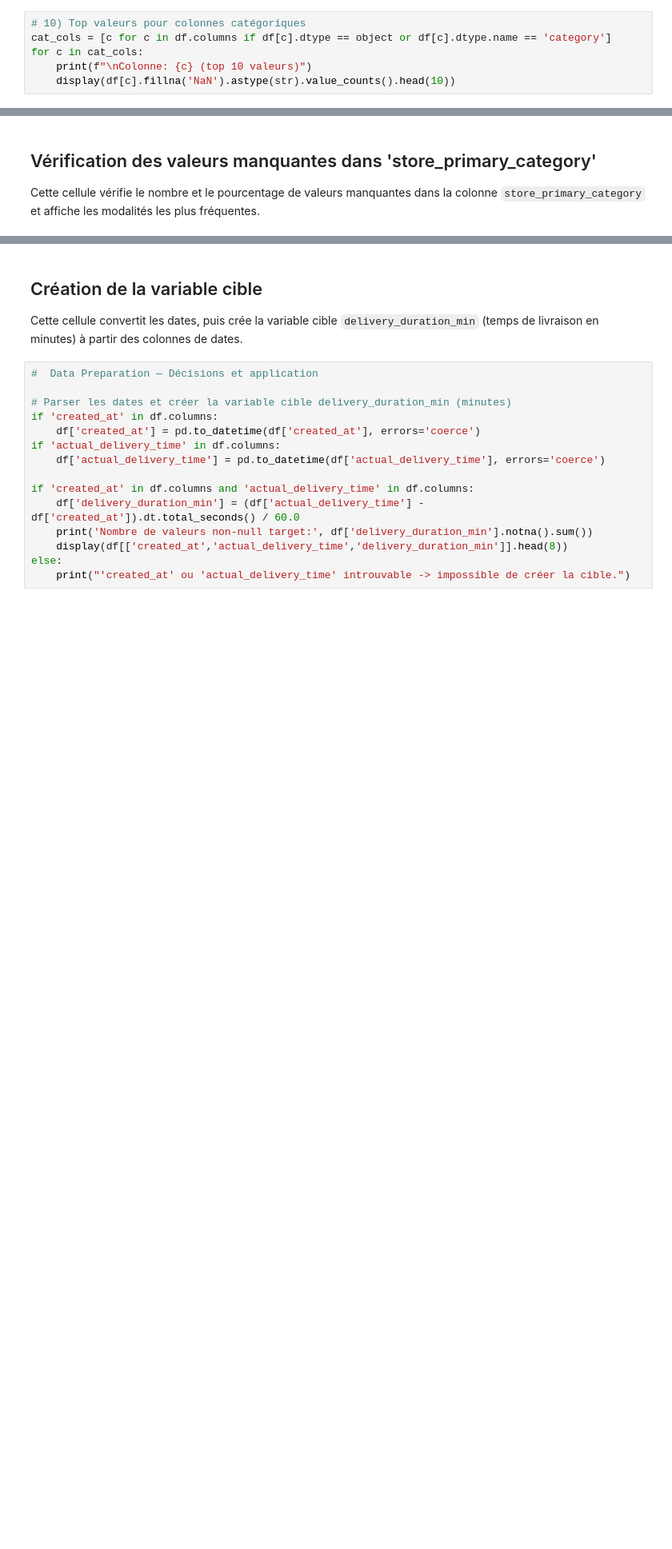
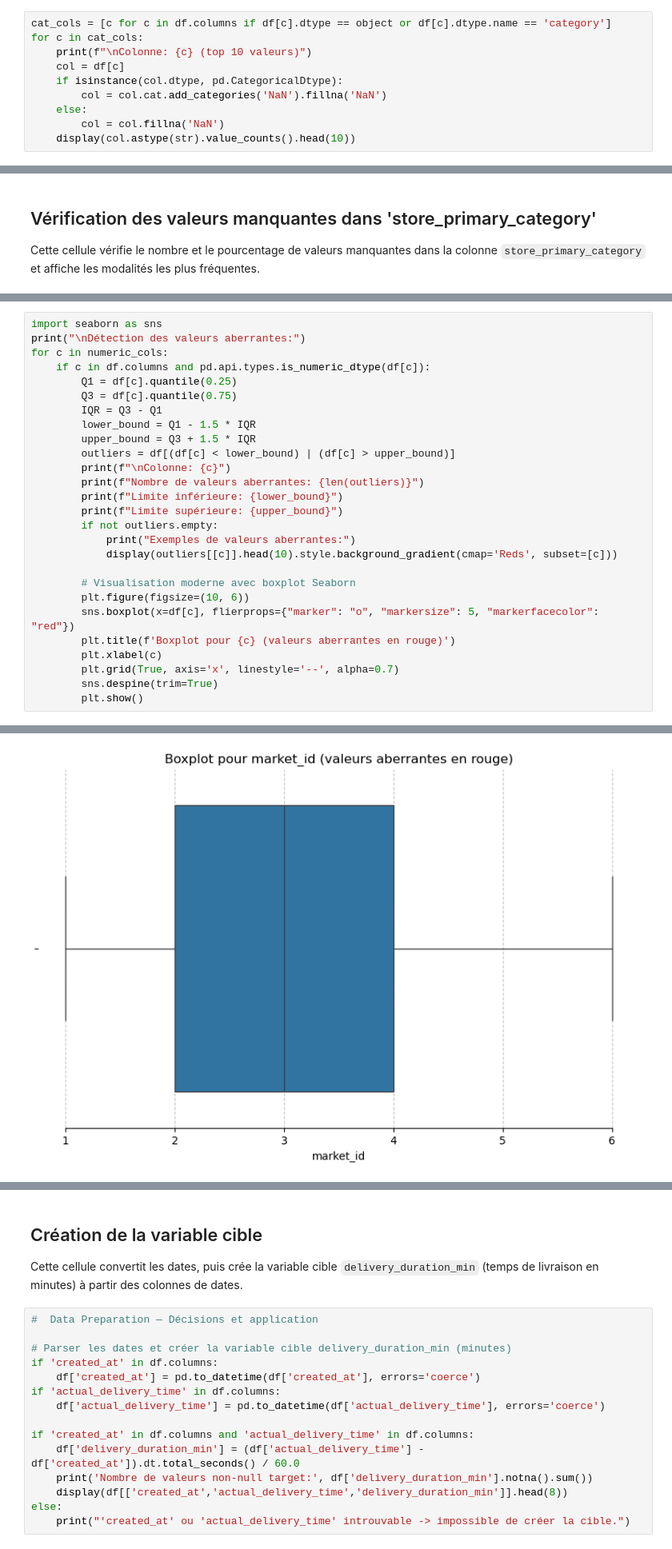
Before and after one commit to chamseddinedoulaEsprit/CRISP-DM-DataSet-Temps-de-livraison, a Jupyter notebook: CRISP-DM Datadelevry.ipynb, the cells around one changed output, grey strips where cells are left out. Shown at 80% size. Saved outputs shown, nothing was run; the diff lists cells and outputs as text; blank space fills up the shorter version.

```diff
--- a/CRISP-DM Datadelevry.ipynb
+++ b/CRISP-DM Datadelevry.ipynb
@@ -340,7 +508,11 @@ Percentiles:
 # %%
-# 10) Top valeurs pour colonnes catégoriques
 cat_cols = [c for c in df.columns if df[c].dtype == object or df[c].dtype.name == 'category']
 for c in cat_cols:
     print(f"\nColonne: {c} (top 10 valeurs)")
-    display(df[c].fillna('NaN').astype(str).value_counts().head(10))
+    col = df[c]
+    if isinstance(col.dtype, pd.CategoricalDtype):
+        col = col.cat.add_categories('NaN').fillna('NaN')
+    else:
+        col = col.fillna('NaN')
+    display(col.astype(str).value_counts().head(10))
 # %% [output]
@@ -469,3 +615,31 @@ chinese      8038
 dessert      7182
 italian      6424
 Name: count, dtype: int64
+# %%
+import seaborn as sns
+print("\nDétection des valeurs aberrantes:")
+for c in numeric_cols:
+    if c in df.columns and pd.api.types.is_numeric_dtype(df[c]):
+        Q1 = df[c].quantile(0.25)
+        Q3 = df[c].quantile(0.75)
+        IQR = Q3 - Q1
+        lower_bound = Q1 - 1.5 * IQR
+        upper_bound = Q3 + 1.5 * IQR
+        outliers = df[(df[c] < lower_bound) | (df[c] > upper_bound)]
+        print(f"\nColonne: {c}")
+        print(f"Nombre de valeurs aberrantes: {len(outliers)}")
+        print(f"Limite inférieure: {lower_bound}")
+        print(f"Limite supérieure: {upper_bound}")
+        if not outliers.empty:
+            print("Exemples de valeurs aberrantes:")
+            display(outliers[[c]].head(10).style.background_gradient(cmap='Reds', subset=[c]))
+
+        # Visualisation moderne avec boxplot Seaborn
+        plt.figure(figsize=(10, 6))
+        sns.boxplot(x=df[c], flierprops={"marker": "o", "markersize": 5, "markerfacecolor": "red"})
+        plt.title(f'Boxplot pour {c} (valeurs aberrantes en rouge)')
+        plt.xlabel(c)
+        plt.grid(True, axis='x', linestyle='--', alpha=0.7)
+        sns.despine(trim=True)
+        plt.show()
+# %% [output]
@@ -471,0 +652 @@ Name: count, dtype: int64
+[figure, added]
```
Also changed, not shown: parts of 71 cells of this notebook, 29 other files.
